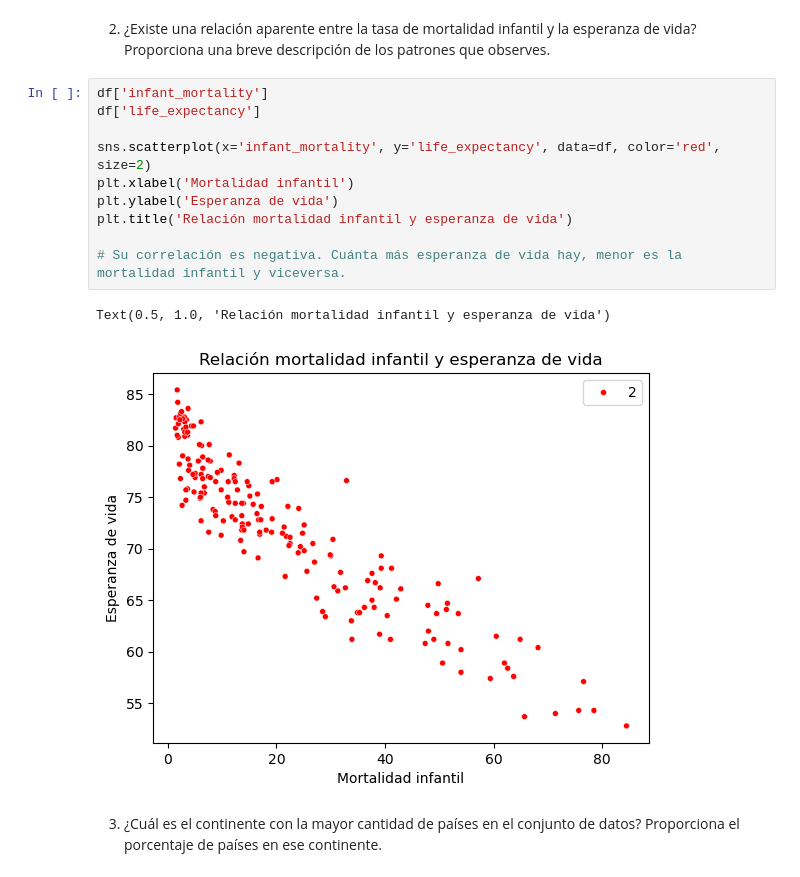
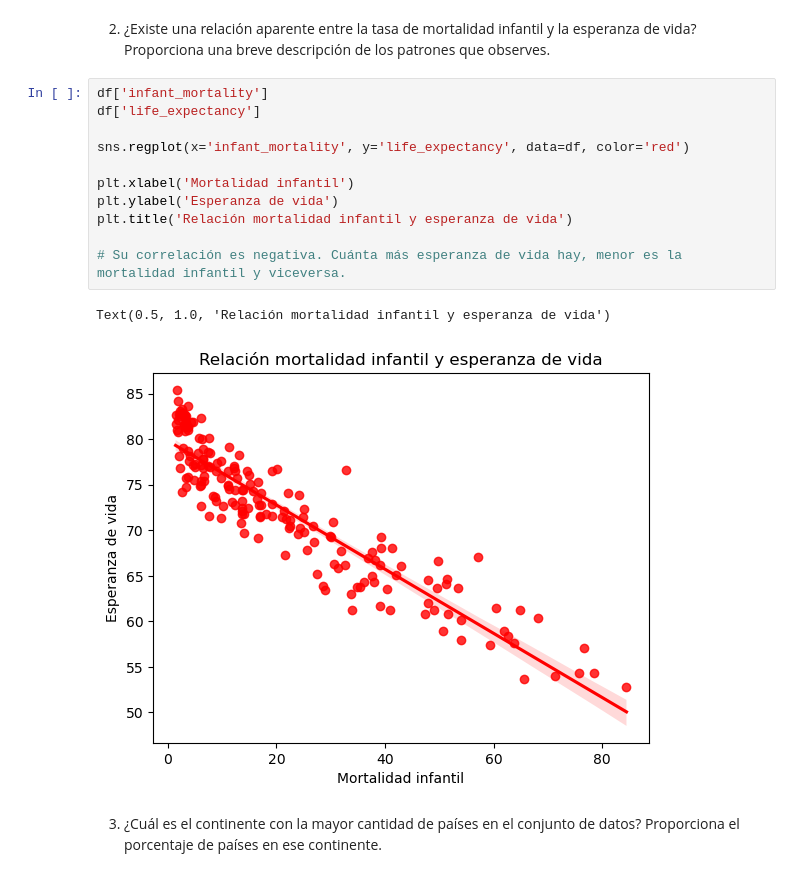
Before and after one commit to nerearial/Ejercicios_Adalab, a Jupyter notebook: Modulo 3/7. Visualizacion/ejercicios-visualizacion.ipynb, the cells around one changed output. Cells and saved outputs as stored; diff of their text form.

```diff
--- a/Modulo 3/7. Visualizacion/ejercicios-visualizacion.ipynb
+++ b/Modulo 3/7. Visualizacion/ejercicios-visualizacion.ipynb
@@ -90,16 +90,17 @@ Text(0.5, 1.0, 'Nacimientos por cada 1000 habitantes')
 # %%
 df['infant_mortality']
 df['life_expectancy']
 
-sns.scatterplot(x='infant_mortality', y='life_expectancy', data=df, color='red', size=2)
+sns.regplot(x='infant_mortality', y='life_expectancy', data=df, color='red')
+
 plt.xlabel('Mortalidad infantil')
 plt.ylabel('Esperanza de vida')
 plt.title('Relación mortalidad infantil y esperanza de vida')
 
 # Su correlación es negativa. Cuánta más esperanza de vida hay, menor es la mortalidad infantil y viceversa.
 # %% [output]
 Text(0.5, 1.0, 'Relación mortalidad infantil y esperanza de vida')
-[figure, old version]
+[figure, new version]
 # %% [markdown]
 3. ¿Cuál es el continente con la mayor cantidad de países en el conjunto de datos? Proporciona el porcentaje de países en ese continente.
 # %% [markdown]
```
Also changed, not shown: 6 other files.
